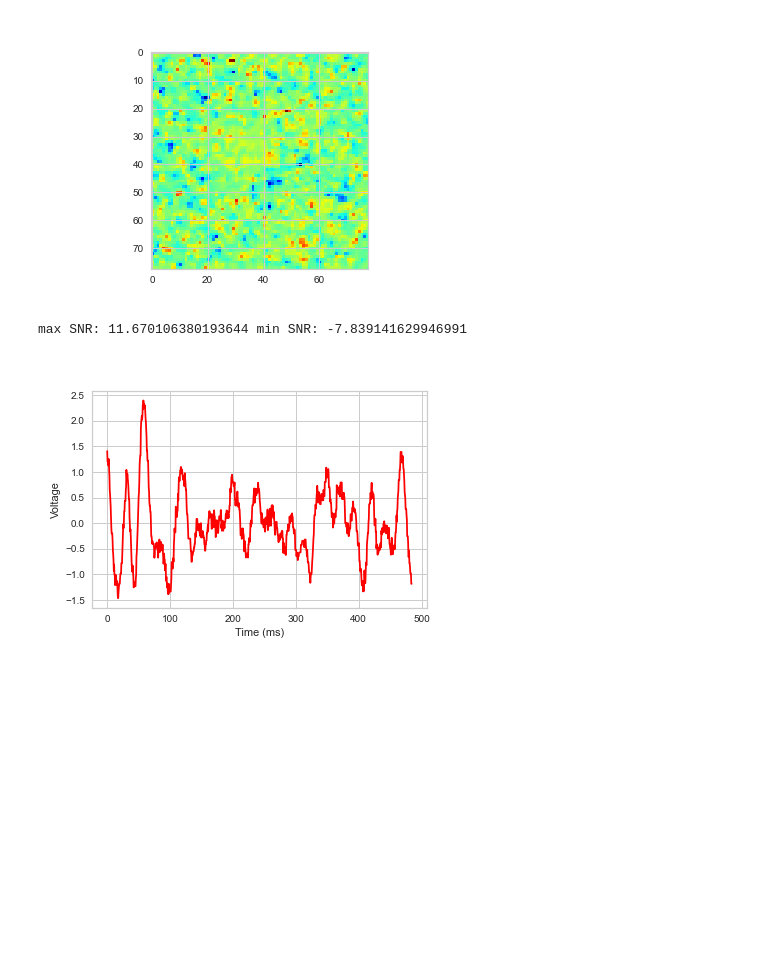
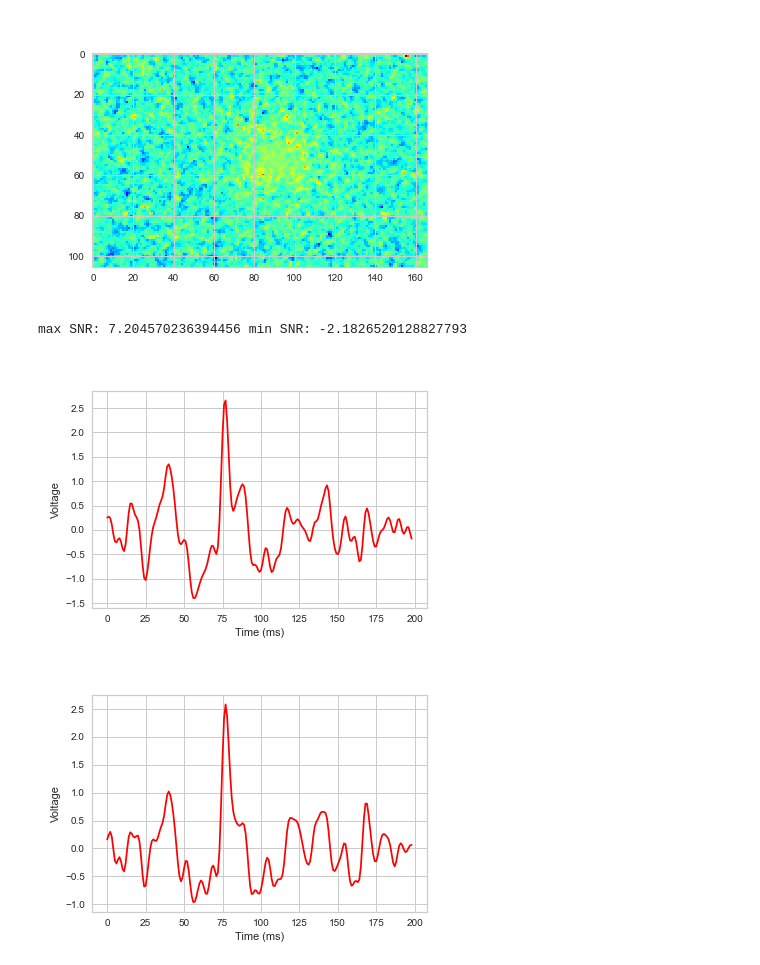
Before and after one commit to john-judge/ZDA_Explorer, a Jupyter notebook: sample_analysis_snr_cluster.ipynb, the cells around one changed output. Drawn from its saved outputs; the diff is of its cells as text; code cells hidden in the pictures; blank space fills up the shorter version.

```diff
--- a/sample_analysis_snr_cluster.ipynb
+++ b/sample_analysis_snr_cluster.ipynb
@@ -7,17 +7,21 @@ import matplotlib.pyplot as plt
 ############### User Configuration ###############
 ##################################################
 
-datadir = "." # All ZDA files in this directory + subdirectories are loaded
-selected_filename = "06_01_01" # focus for subsequent analysis
-file_type = '.zda'
+datadir = "./tsm_targets/02-07-22" # All files in this directory + subdirectories are loaded
+selected_filename = "Untitled010" # focus for subsequent analysis
+file_type = '.tsm'
 # Spatial area to investigate
-#y_range = [45,-2]
+y_range = [250,750]  # recommended for 1024-px widths
 #x_range = [0,-2]
 
+binning=3
+
 # Temporal area to investigate
-points_to_skip = 30
+points_to_skip = 0
+if file_type == '.zda':
+    points_to_skip = 30
 time_window = [points_to_skip,-1]  # zda file has a big spike at t=15
-measure_window = [90 - points_to_skip, 120 - points_to_skip]
+measure_window = [75 - points_to_skip, 95 - points_to_skip]
 # %%
 ############## Driver script: begin ##############
 ##################################################
@@ -90,7 +110,7 @@ plt.show()
 # %%
 # Examine SNR before and after t-filter
 sp = SignalProcessor()
-filtered_data = sp.filter_temporal(meta, raw_data, sigma_t=10.0)
+filtered_data = sp.filter_temporal(meta, raw_data, sigma_t=2.0)
 
 trial = filtered_data[0, :, :, :]
 trials = filtered_data
@@ -112,20 +132,52 @@ max SNR: nan min SNR: nan
 # %%
 # spatial filtering
 filtered_data = sp.filter_spatial(meta, filtered_data)
 
 
 asnr = AnalyzerSNR(filtered_data[0, :, 1:, 1:])
 snr = asnr.get_snr(plot=True, window=measure_window)
 print("max SNR:", np.max(snr), "min SNR:", np.min(snr))
 
 
 
 tr.plot_trace(filtered_data[:,:,:,:],
-           28,
-           28,
+           50,
+           95,
            meta['interval_between_samples'],
            trial=0)
+
+tr.plot_trace(filtered_data[:,:,:,:],
+           50,
+           96,
+           meta['interval_between_samples'],
+           trial=0)
+
+tr.plot_trace(filtered_data[:,:,:,:],
+           51,
+           95,
+           meta['interval_between_samples'],
+           trial=0)
+
+
+tr.plot_trace(filtered_data[:,:,:,:],
+           89,
+           50,
+           meta['interval_between_samples'],
+           trial=0)
+
+tr.plot_trace(filtered_data[:,:,:,:],
+           90,
+           50,
+           meta['interval_between_samples'],
+           trial=0)
+
+tr.plot_trace(filtered_data[:,:,:,:],
+           89,
+           51,
+           meta['interval_between_samples'],
+           trial=0)
 # %% [output]
-[figure, old version]
+[figure, new version]
-max SNR: 11.670106380193644 min SNR: -7.839141629946991
+max SNR: 7.204570236394456 min SNR: -2.1826520128827793
-[figure, old version]
+[figure, new version]
+[figure, added]
```
Also changed, not shown: parts of 13 cells of this notebook.
